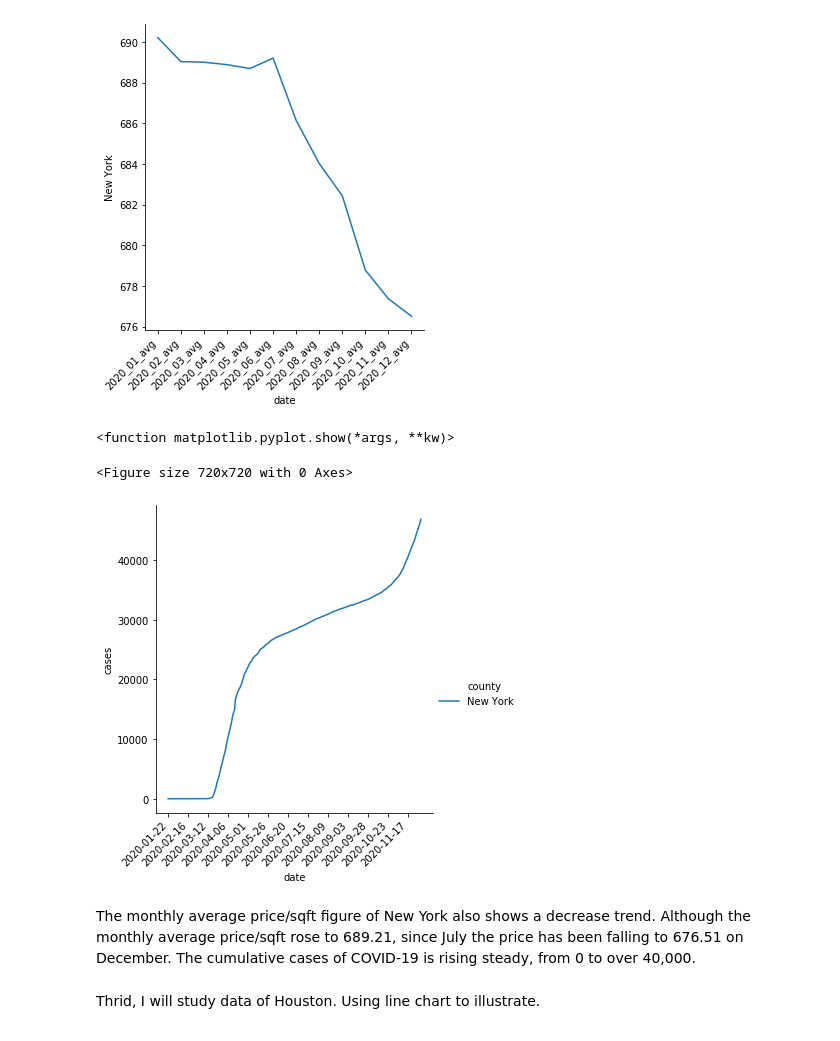
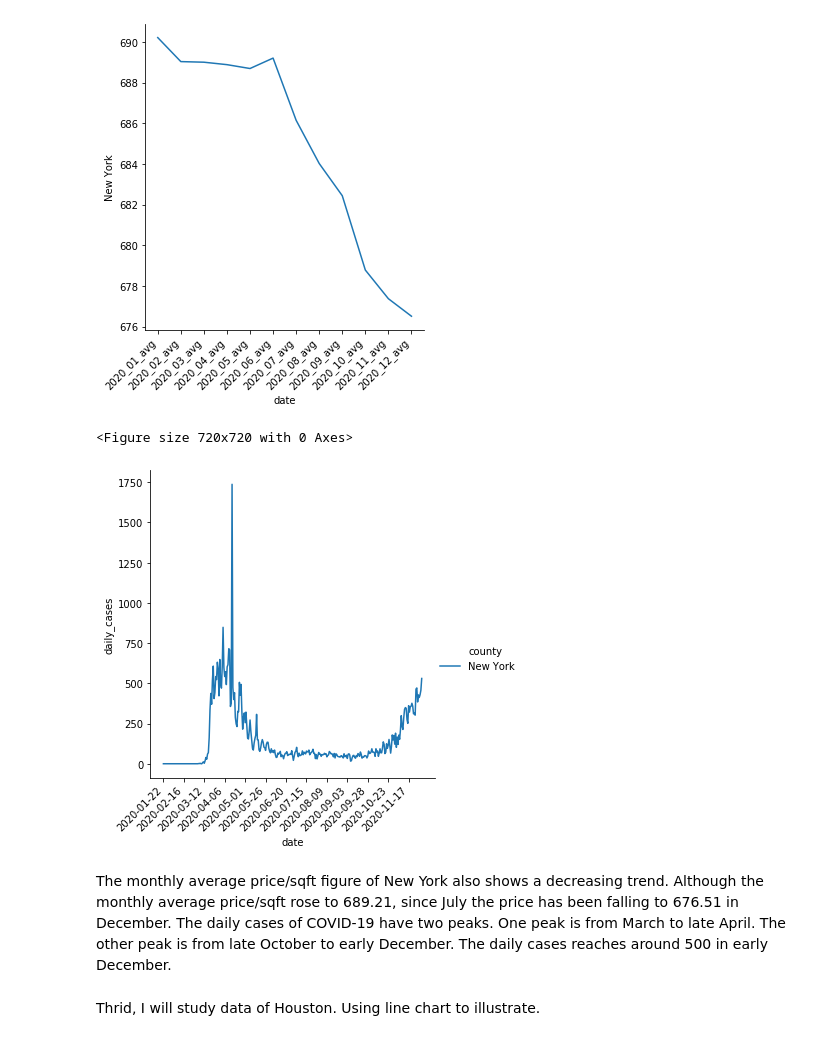
Before and after one commit to Yuehao-Wang/AIM-5001, a Jupyter notebook: Y_Wang_Final_Project.ipynb, the cells around one changed output. Drawn from its saved outputs; the diff is of its cells as text; code cells hidden in the pictures.

```diff
--- a/Y_Wang_Final_Project.ipynb
+++ b/Y_Wang_Final_Project.ipynb
@@ -101,8 +100,8 @@ import folium
 # COVID_19
 # %%
 # To read the COVID-19 data from github and get the DataFrame.
-# covid_file = "https://raw.githubusercontent.com/Yuehao-Wang/AIM-5001/master/data/covid_us_county.csv"
-covid_file = r"D:\yeshiva\1 semester\Data Acquisition and Management CRN 13255\Final Project/covid_us_county.csv"
+covid_file = "https://raw.githubusercontent.com/Yuehao-Wang/AIM-5001/master/data/covid_us_county.csv"
+# covid_file = r"D:\yeshiva\1 semester\Data Acquisition and Management CRN 13255\Final Project/covid_us_county.csv"
 covid_all_df = pd.read_csv(covid_file)
 
 # To see the head of data set
@@ -143,0 +165,3 @@ covid_3cities_df.head(3)
+# %%
+covid_daily_cases_df = covid_daily_cases_df.reset_index()
+covid_daily_cases_df.head(3)
@@ -143,0 +185,5 @@ covid_3cities_df.head(3)
+# %%
+# convert to a long table
+covid_daily_cases_long_df = pd.melt(covid_daily_cases_df, id_vars=['date'])
+covid_daily_cases_long_df = covid_daily_cases_long_df.rename(columns={"variable": "county", "value":"daily_cases"})
+covid_daily_cases_long_df
@@ -569,31 +589,23 @@ plt.show
 <Figure size 720x720 with 0 Axes>
 [figure]
 # %%
-# drawing a line chart to show the cumulative cases of COVID-19 in New York
-plt.figure(figsize = (10,10))
+# Drawing a line chart to show the daily cases of COVID-19 in New York
+plt.figure(figsize = (10, 10))
+sns.relplot(x="date", y="daily_cases", hue="county", kind="line", data=
+            covid_daily_cases_long_df[covid_daily_cases_long_df.county  == 'New York']);
 
-sns.relplot(x="date", y="cases", hue="county", kind="line", data=covid_3cities_df[covid_3cities_df.county == 'New York']);
+dates = covid_daily_cases_long_df[covid_daily_cases_long_df.county == 'New York']['date']
 
-dates = covid_3cities_df[covid_3cities_df.county == 'New York']['date']
-
-new_dates = []
-
-i = 0
-for index, value in dates.items():
-    if i%25 == 0:
-        new_dates.append(value)
-    i += 1
+new_dates = get_x_names(dates)
 
 plt.xticks(new_dates,rotation=45, horizontalalignment='right')
 
-# Show the new figure
-plt.show
+plt.show()
 # %% [output]
-<function matplotlib.pyplot.show(*args, **kw)>
+<Figure size 720x720 with 0 Axes>
-<Figure size 720x720 with 0 Axes>
-[figure, old version]
+[figure, new version]
 # %% [markdown]
-The monthly average price/sqft figure of New York also shows a decrease trend. Although the monthly average price/sqft rose to 689.21, since July the price has been falling to 676.51 on December. The cumulative cases of COVID-19 is rising steady, from 0 to over 40,000.
+The monthly average price/sqft figure of New York also shows a decreasing trend. Although the monthly average price/sqft rose to 689.21, since July the price has been falling to 676.51 in December. The daily cases of COVID-19 have two peaks. One peak is from March to late April. The other peak is from late October to early December. The daily cases reaches around 500 in early December.
 # %% [markdown]
 Thrid, I will study data of Houston. Using line chart to illustrate.
 # %%
```
Also changed, not shown: parts of 46 cells of this notebook.
